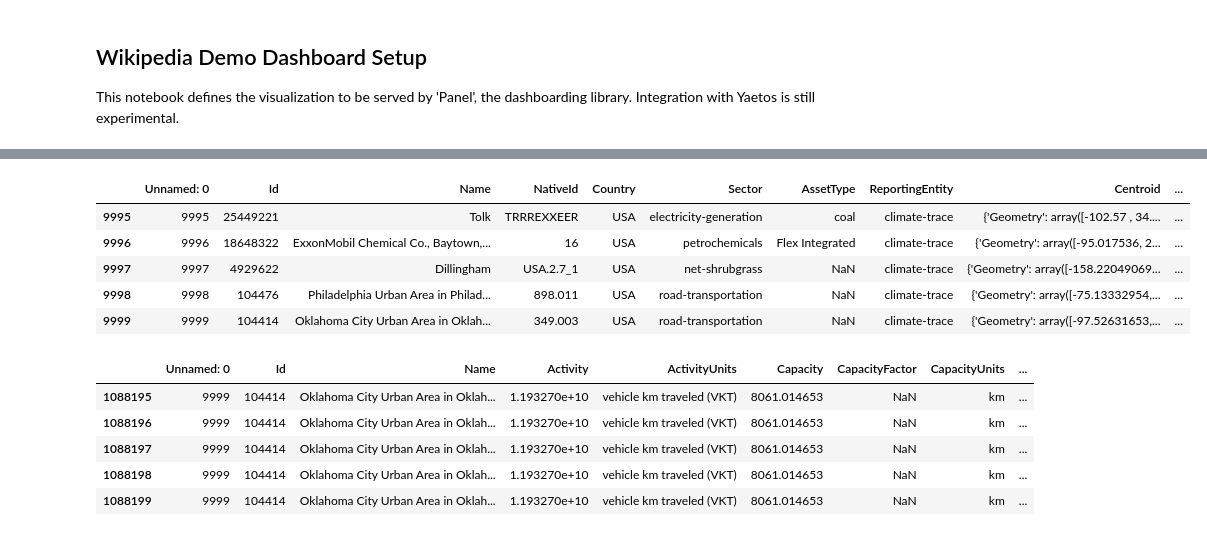
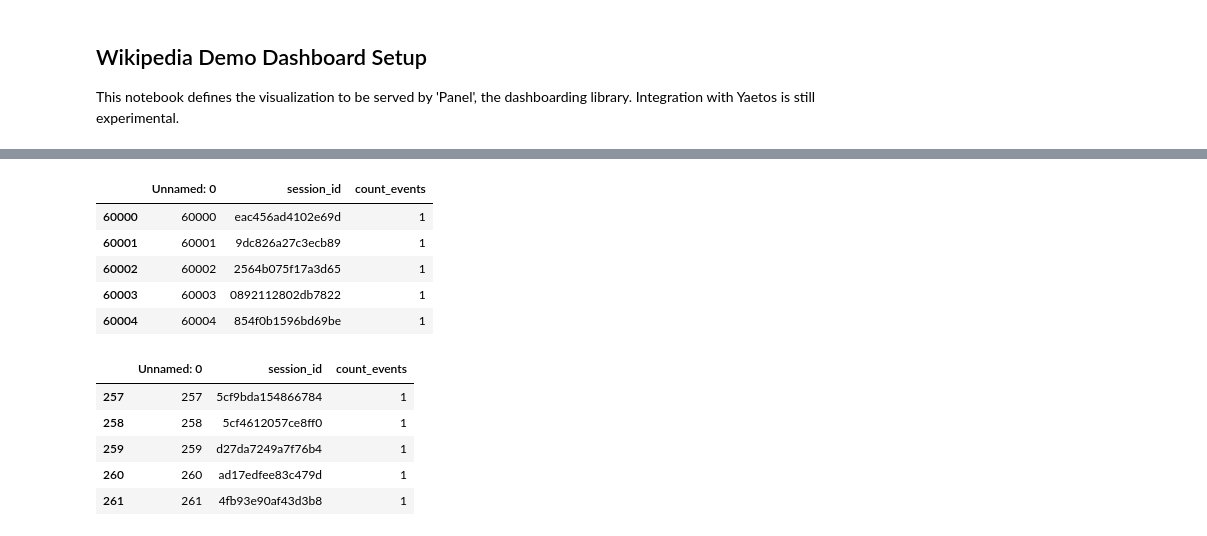
Before and after one commit to arthurprevot/yaetos, a Jupyter notebook: dashboards/wikipedia_demo_dashboard.ipynb, the cells around one changed output, grey strips where cells are left out. Cells and saved outputs as stored; diff of their text form; code cells hidden in the pictures.

```diff
--- a/dashboards/wikipedia_demo_dashboard.ipynb
+++ b/dashboards/wikipedia_demo_dashboard.ipynb
@@ -28,20 +35,20 @@ ImportError: cannot import name 'InputLoader' from 'yaetos.etl_utils' (/Users/ap
 # %%
-inputs['assets'].tail()
+inputs['ex1_sql'].tail()
 # %% [output]
-|  | Unnamed: 0 | Id | Name | NativeId | Country | Sector | AssetType | ReportingEntity | Centroid | ... |
-| 9995 | 9995 | 25449221 | Tolk | TRRREXXEER | USA | electricity-generation | coal | climate-trace | {'Geometry': array([-102.57 , 34.... | ... |
-| 9996 | 9996 | 18648322 | ExxonMobil Chemical Co., Baytown,... | 16 | USA | petrochemicals | Flex Integrated | climate-trace | {'Geometry': array([-95.017536, 2... | ... |
-| 9997 | 9997 | 4929622 | Dillingham | USA.2.7_1 | USA | net-shrubgrass | NaN | climate-trace | {'Geometry': array([-158.22049069... | ... |
-| 9998 | 9998 | 104476 | Philadelphia Urban Area in Philad... | 898.011 | USA | road-transportation | NaN | climate-trace | {'Geometry': array([-75.13332954,... | ... |
-| 9999 | 9999 | 104414 | Oklahoma City Urban Area in Oklah... | 349.003 | USA | road-transportation | NaN | climate-trace | {'Geometry': array([-97.52631653,... | ... |
+|  | Unnamed: 0 | session_id | count_events |
+| 60000 | 60000 | eac456ad4102e69d | 1 |
+| 60001 | 60001 | 9dc826a27c3ecb89 | 1 |
+| 60002 | 60002 | 2564b075f17a3d65 | 1 |
+| 60003 | 60003 | 0892112802db7822 | 1 |
+| 60004 | 60004 | 854f0b1596bd69be | 1 |
 # %%
-inputs['emissions'].tail()
+inputs['ex7_pandas'].tail()
 # %% [output]
-|  | Unnamed: 0 | Id | Name | Activity | ActivityUnits | Capacity | CapacityFactor | CapacityUnits | ... |
-| 1088195 | 9999 | 104414 | Oklahoma City Urban Area in Oklah... | 1.193270e+10 | vehicle km traveled (VKT) | 8061.014653 | NaN | km | ... |
-| 1088196 | 9999 | 104414 | Oklahoma City Urban Area in Oklah... | 1.193270e+10 | vehicle km traveled (VKT) | 8061.014653 | NaN | km | ... |
-| 1088197 | 9999 | 104414 | Oklahoma City Urban Area in Oklah... | 1.193270e+10 | vehicle km traveled (VKT) | 8061.014653 | NaN | km | ... |
-| 1088198 | 9999 | 104414 | Oklahoma City Urban Area in Oklah... | 1.193270e+10 | vehicle km traveled (VKT) | 8061.014653 | NaN | km | ... |
-| 1088199 | 9999 | 104414 | Oklahoma City Urban Area in Oklah... | 1.193270e+10 | vehicle km traveled (VKT) | 8061.014653 | NaN | km | ... |
+|  | Unnamed: 0 | session_id | count_events |
+| 257 | 257 | 5cf9bda154866784 | 1 |
+| 258 | 258 | 5cf4612057ce8ff0 | 1 |
+| 259 | 259 | d27da7249a7f76b4 | 1 |
+| 260 | 260 | ad17edfee83c479d | 1 |
+| 261 | 261 | 4fb93e90af43d3b8 | 1 |
 # %%
 import panel as pn
```
Also changed, not shown: parts of 6 cells of this notebook.
